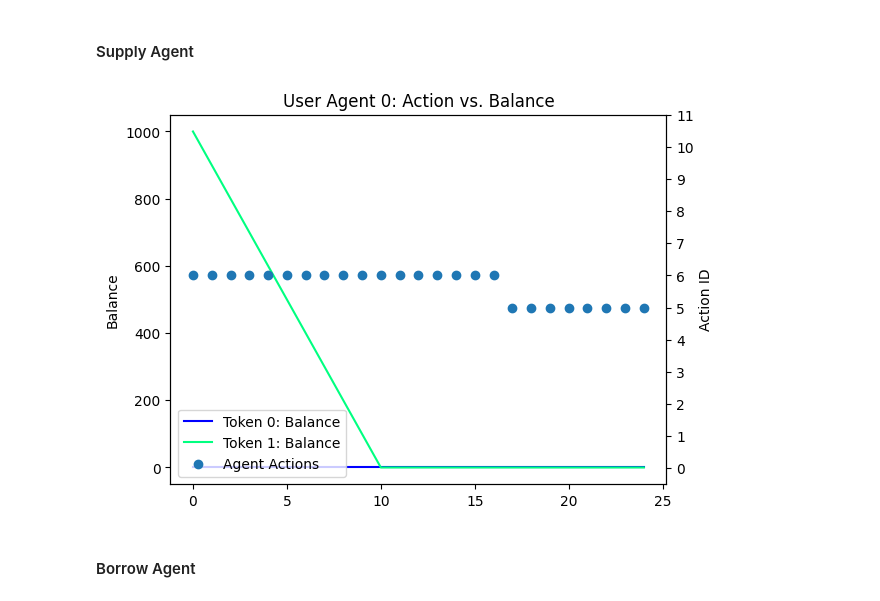
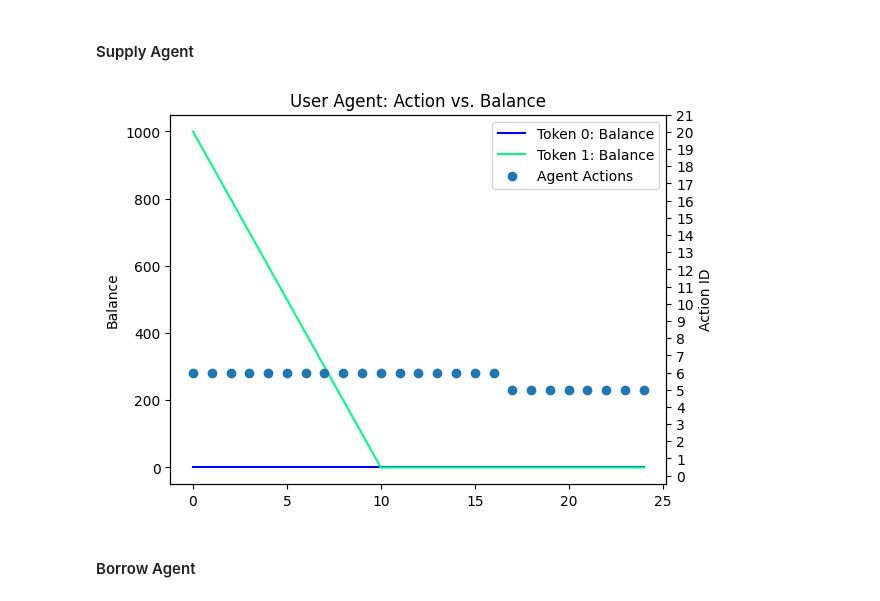
Before and after one commit to buehrerc/MAAC-auto-gov, a Jupyter notebook: analysis/generate_plots.ipynb, the cells around one changed output. Cells and saved outputs as stored; diff of their text form; code cells hidden in the pictures.

```diff
--- a/analysis/generate_plots.ipynb
+++ b/analysis/generate_plots.ipynb
@@ -127,28 +154,28 @@ Index(['agent0/lp_0_pool_0/total_supply_token',
 # %%
 fig, ax = plt.subplots()
 # df_plot = df[['agent0/lp_0_pool_0/borrow_interest_rate', 'agent0/lp_0_pool_1/borrow_interest_rate', 'agent0/lp_1_pool_0/borrow_interest_rate', 'agent0/lp_1_pool_1/borrow_interest_rate']].copy(deep=True)
 # df_plot.columns = ['Lending Protocol 0 - PLF Pool 0', 'Lending Protocol 0 - PLF Pool 1', 'Lending Protocol 1 - PLF Pool 0', 'Lending Protocol 1 - PLF Pool 1',]
 df_plot = df[['agent0/agent1/token_0_balance', 'agent0/agent1/token_1_balance']].copy(deep=True)
 df_plot.columns = ['Token 0: Balance', 'Token 1: Balance']
 df_plot.plot(ax=ax, colormap='winter')
 ax.get_legend().remove()
 ax.set(ylabel="Balance")
 
 
 ax2 = ax.twinx()
 
 df_plot = df[['action/agent_1']].copy(deep=True)
 df_plot.columns = ["Agent Actions"]
 ax2.scatter(x=df_plot.index.values, y=df_plot["Agent Actions"].values)
-ax2.set_title("User Agent 0: Action vs. Balance")
+ax2.set_title("User Agent: Action vs. Balance")
 ax2.set(xlabel="Time (t)", ylabel="Action ID")
-ax2.set_ylim(-0.5, 11)
-ax2.set_yticks(np.arange(0, 12))
+ax2.set_ylim(-0.5, 21)
+ax2.set_yticks(np.arange(0, 22))
 
-fig.legend(['Token 0: Balance', 'Token 1: Balance', "Agent Actions"], bbox_to_anchor=(0.41, 0.28))
-fig.savefig(f"./plots/session_{session_id}_agent_action_vs_balance")
+fig.legend(['Token 0: Balance', 'Token 1: Balance', "Agent Actions"], bbox_to_anchor=(0.9, 0.88))
+fig.savefig(f"./plots/session_{session_id}_supply_agent_action_vs_balance")
 # %% [output]
-[figure, old version]
+[figure, new version]
 # %% [markdown]
 #### Borrow Agent
 # %%
```
Also changed, not shown: parts of 8 cells of this notebook, 20 other files.
